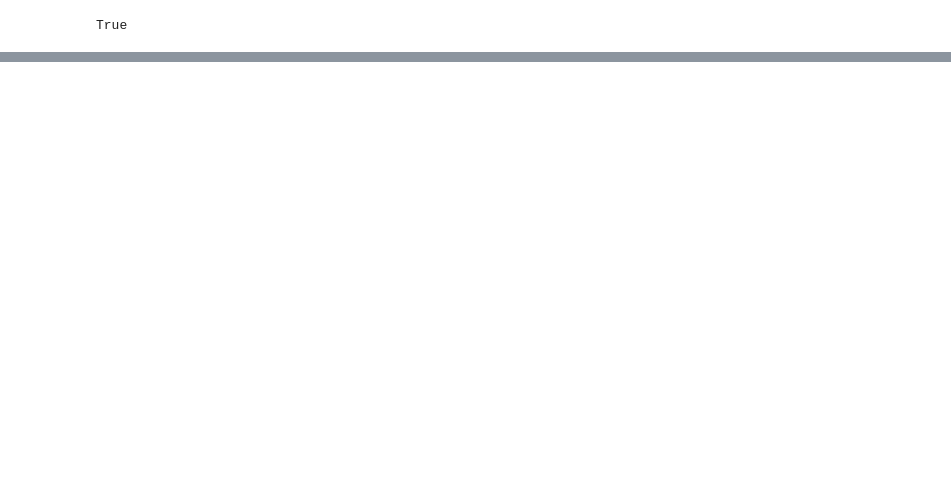
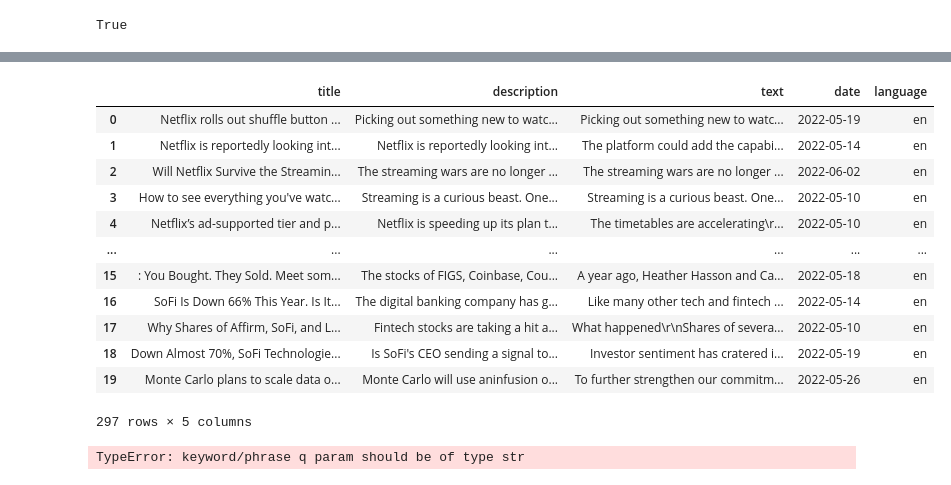
Before and after one commit to JoeHGeoghegan/P2G2-ProjectGit, a Jupyter notebook: Notebooks/Andrew.ipynb, the cells around one changed output, grey strips where cells are left out. Drawn from its saved outputs; the diff is of its cells as text; code cells hidden in the pictures; blank space fills up the shorter version.

Commit message:
worked on vader model using news api

```diff
--- a/Notebooks/Andrew.ipynb
+++ b/Notebooks/Andrew.ipynb
@@ -99,0 +133,8 @@ AttributeError: module 'alpaca_trade_api' has no attribute 'get_bars'
+# %%
+company_df = pd.read_csv('./Data/Cleaned_Data/Ticker_library.csv')
+company_df = company_df.rename(columns={'Company Name': 'Company_Name'})
+company_dict = dict(zip(company_df.Company_Name, company_df.Ticker))
+company_list = list(company_dict.keys())
+ls = [type(item) for item in company_list]
+print(ls)
+company_dict
@@ -99,0 +158,13 @@ AttributeError: module 'alpaca_trade_api' has no attribute 'get_bars'
+# %%
+def news_vader(company_dict):
+    company_list = company_dict.keys()
+
+    df_list = []
+    for company in company_list:
+        try:
+            df_list.append(form_df(company))
+        except:
+            continue
+    news_df = pd.concat(df_list, axis=0, join='outer')
+
+    return news_df
@@ -99,0 +175,20 @@ AttributeError: module 'alpaca_trade_api' has no attribute 'get_bars'
+# %%
+news_vader(company_dict)
+# %% [output]
+|  | title | description | text | date | language |
+| 0 | Netflix rolls out shuffle button ... | Picking out something new to watc... | Picking out something new to watc... | 2022-05-19 | en |
+| 1 | Netflix is reportedly looking int... | Netflix is reportedly looking int... | The platform could add the capabi... | 2022-05-14 | en |
+| 2 | Will Netflix Survive the Streamin... | The streaming wars are no longer ... | The streaming wars are no longer ... | 2022-06-02 | en |
+| 3 | How to see everything you've watc... | Streaming is a curious beast. One... | Streaming is a curious beast. One... | 2022-05-10 | en |
+| 4 | Netflix’s ad-supported tier and p... | Netflix is speeding up its plan t... | The timetables are accelerating\r... | 2022-05-10 | en |
+| ... | ... | ... | ... | ... | ... |
+| 15 | : You Bought. They Sold. Meet som... | The stocks of FIGS, Coinbase, Cou... | A year ago, Heather Hasson and Ca... | 2022-05-18 | en |
+| 16 | SoFi Is Down 66% This Year. Is It... | The digital banking company has g... | Like many other tech and fintech ... | 2022-05-14 | en |
+| 17 | Why Shares of Affirm, SoFi, and L... | Fintech stocks are taking a hit a... | What happened\r\nShares of severa... | 2022-05-10 | en |
+| 18 | Down Almost 70%, SoFi Technologie... | Is SoFi's CEO sending a signal to... | Investor sentiment has cratered i... | 2022-05-19 | en |
+| 19 | Monte Carlo plans to scale data o... | Monte Carlo will use aninfusion o... | To further strengthen our commitm... | 2022-05-26 | en |
+297 rows × 5 columns
+# %%
+form_df(company_list)
+# %% [output]
+TypeError: keyword/phrase q param should be of type str
```
Also changed, not shown: parts of 14 cells of this notebook, 2 other files.
